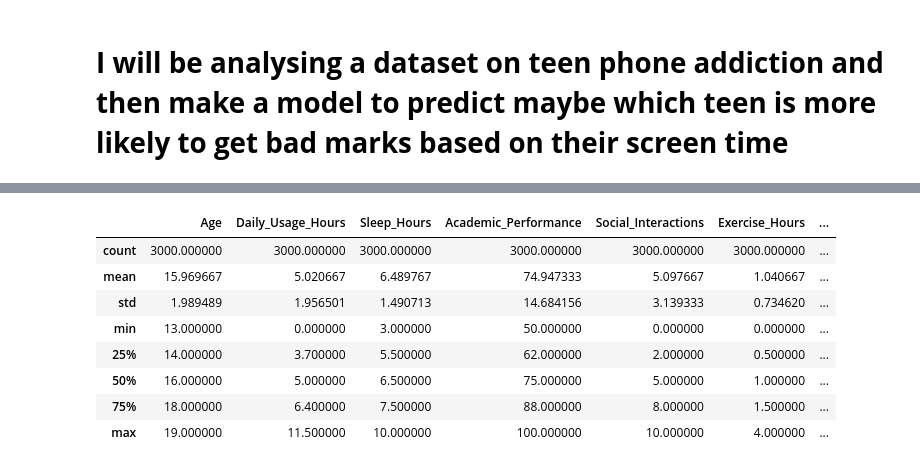
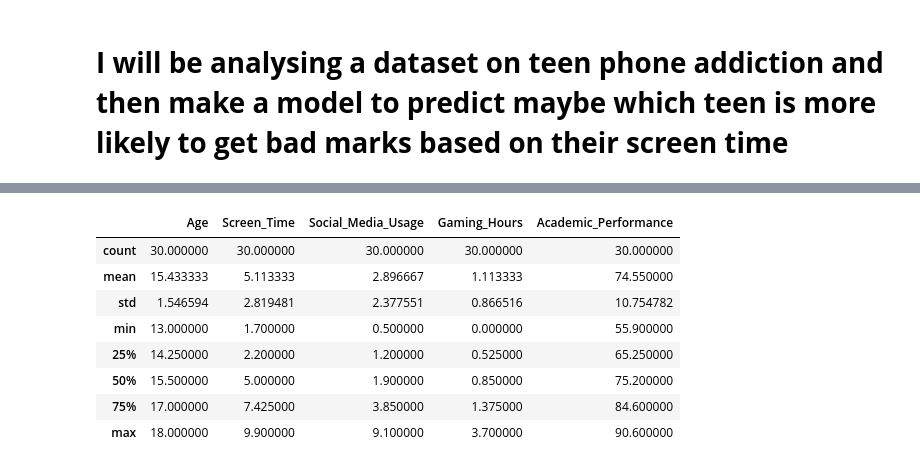
Before and after one commit to kanishkraj-ops/Machine-Learning, a Jupyter notebook: Teen_Phone_Addiction.ipynb, the cells around one changed output, grey strips where cells are left out. Saved outputs shown, nothing was run; the diff lists cells and outputs as text; code cells hidden in the pictures.

```diff
--- a/Teen_Phone_Addiction.ipynb
+++ b/Teen_Phone_Addiction.ipynb
@@ -3,13 +3,13 @@
 # %% [markdown]
 # **I will be analysing a dataset on teen phone addiction and then make a model to predict maybe which teen is more likely to get bad marks based on their screen time**
 # %%
-#Importing the necessary libraries
+#lets import required libraries and dataset
 import pandas as pd
 import numpy as np
 import matplotlib.pyplot as plt
+import seaborn as sns
 
-#importing the dataset
-teen_phone_addiction = pd.read_csv('teen_phone_addiction.csv')
-teen_phone_addiction = teen_phone_addiction.drop("ID", axis=1)#we dont want that id column
-teen_phone_addiction.head()
+#dataset
+teens = pd.read_csv('teen_phone_addiction_dataset.csv')
+teens.head()
 # %% [output]
@@ -35,12 +40,12 @@ Index(['Name', 'Age', 'Gender', 'Location', 'School_Grade',
 # %%
-teen_phone_addiction.describe()
+teens.describe()
 # %% [output]
-|  | Age | Daily_Usage_Hours | Sleep_Hours | Academic_Performance | Social_Interactions | Exercise_Hours | ... |
-| count | 3000.000000 | 3000.000000 | 3000.000000 | 3000.000000 | 3000.000000 | 3000.000000 | ... |
-| mean | 15.969667 | 5.020667 | 6.489767 | 74.947333 | 5.097667 | 1.040667 | ... |
-| std | 1.989489 | 1.956501 | 1.490713 | 14.684156 | 3.139333 | 0.734620 | ... |
-| min | 13.000000 | 0.000000 | 3.000000 | 50.000000 | 0.000000 | 0.000000 | ... |
-| 25% | 14.000000 | 3.700000 | 5.500000 | 62.000000 | 2.000000 | 0.500000 | ... |
-| 50% | 16.000000 | 5.000000 | 6.500000 | 75.000000 | 5.000000 | 1.000000 | ... |
-| 75% | 18.000000 | 6.400000 | 7.500000 | 88.000000 | 8.000000 | 1.500000 | ... |
-| max | 19.000000 | 11.500000 | 10.000000 | 100.000000 | 10.000000 | 4.000000 | ... |
+|  | Age | Screen_Time | Social_Media_Usage | Gaming_Hours | Academic_Performance |
+| count | 30.000000 | 30.000000 | 30.000000 | 30.000000 | 30.000000 |
+| mean | 15.433333 | 5.113333 | 2.896667 | 1.113333 | 74.550000 |
+| std | 1.546594 | 2.819481 | 2.377551 | 0.866516 | 10.754782 |
+| min | 13.000000 | 1.700000 | 0.500000 | 0.000000 | 55.900000 |
+| 25% | 14.250000 | 2.200000 | 1.200000 | 0.525000 | 65.250000 |
+| 50% | 15.500000 | 5.000000 | 1.900000 | 0.850000 | 75.200000 |
+| 75% | 17.000000 | 7.425000 | 3.850000 | 1.375000 | 84.600000 |
+| max | 18.000000 | 9.900000 | 9.100000 | 3.700000 | 90.600000 |
```
Also changed, not shown: parts of 19 cells of this notebook.
